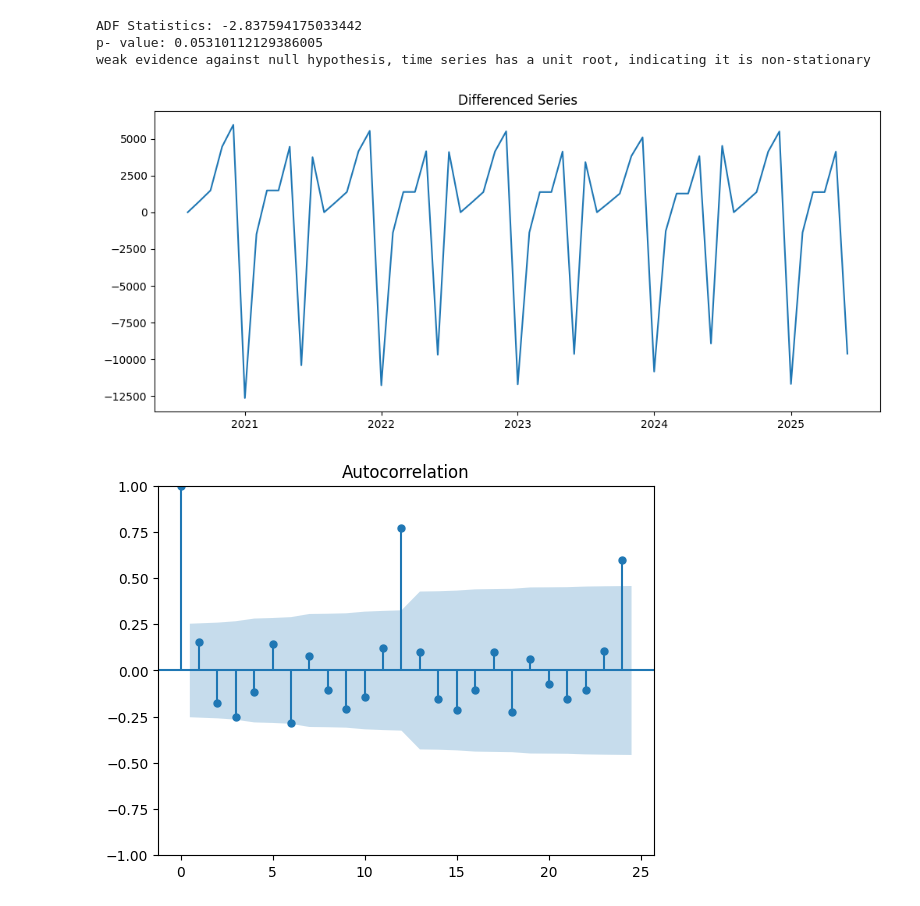
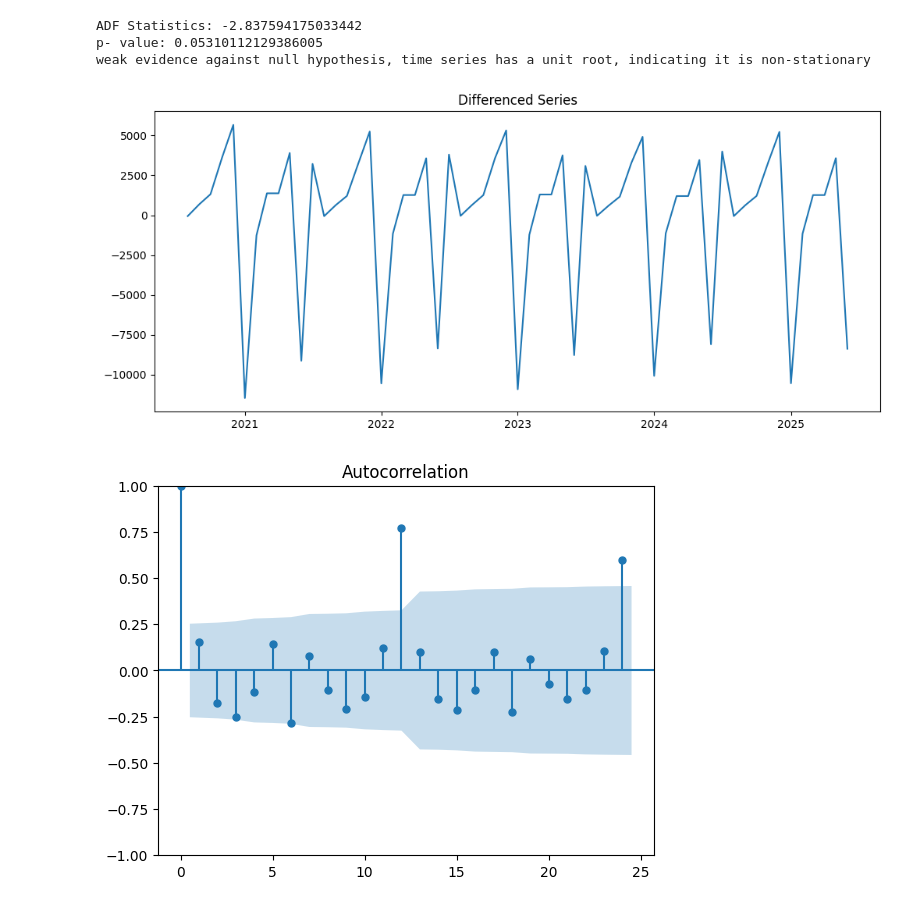
Before and after one commit to Mahir-Uddin0/OuterRim-revenue-forecasting-project, a Jupyter notebook: forecasting.ipynb, the cells around one changed output. Drawn from its saved outputs; the diff is of its cells as text; code cells hidden in the pictures.

```diff
--- a/forecasting.ipynb
+++ b/forecasting.ipynb
@@ -254,4 +392,0 @@ if "Month_Start" in df:
-# %%
-df = df.sort_index()
-df_rev = df["Revenue_AUD_000"]
-df_rev.head()
@@ -562,12 +630,12 @@ weak evidence against null hypothesis, time series has a unit root, indicating i
 # %%
 df_store_diff = df_store.diff().dropna()
 
 plt.figure(figsize=(12,5))
-plt.plot(df_rev_diff)
+plt.plot(df_store_diff)
 plt.title("Differenced Series")
 plt.show()
 # %% [output]
-[figure, old version]
+[figure, new version]
 # %%
 plot_acf(df_store, lags=24)
 plot_pacf(df_store, lags=24)
```
Also changed, not shown: parts of 63 cells of this notebook.
